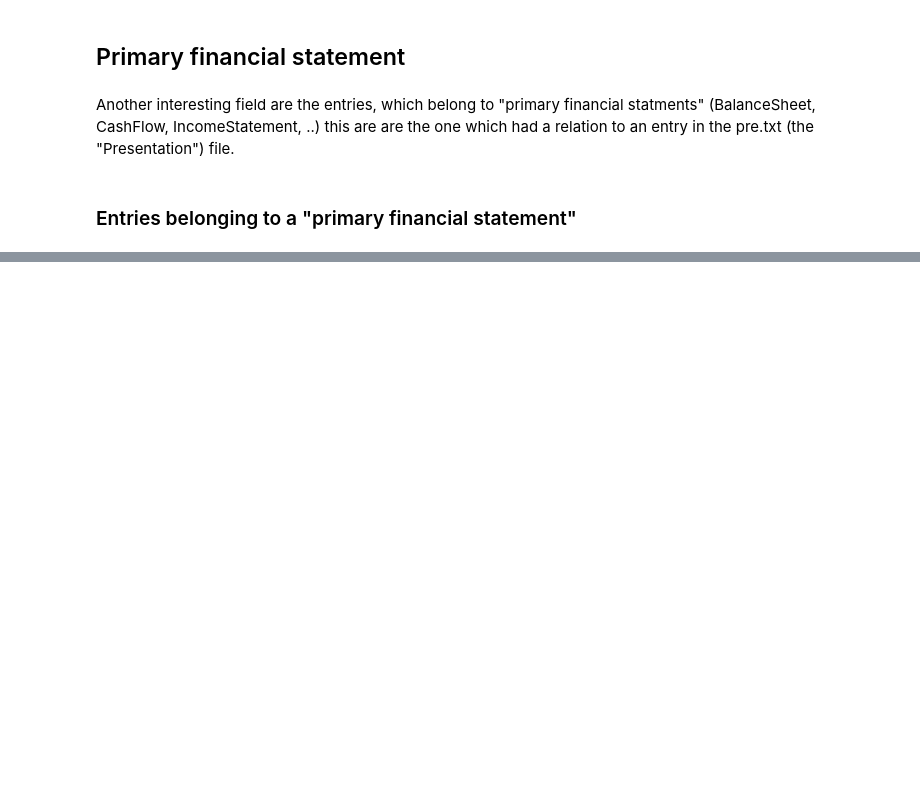
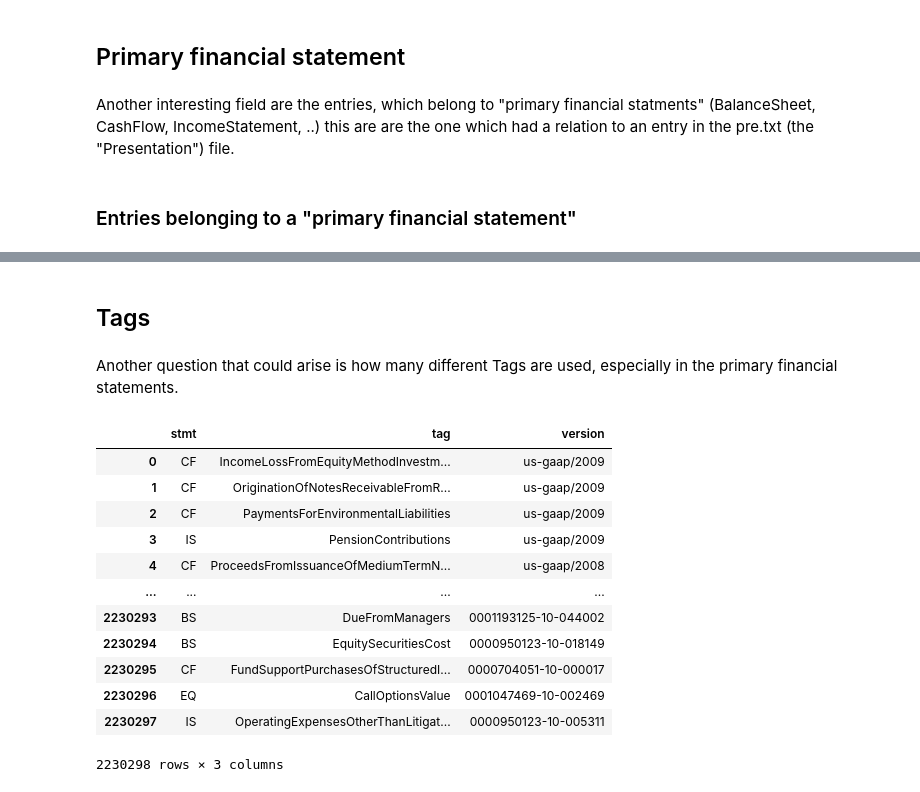
Before and after one commit to HansjoergW/bfh_cas_bgd_fs2020_sa, a Jupyter notebook: 02_01_Analysis_Whole_Data.ipynb, the cells around one changed output, grey strips where cells are left out. Cells and saved outputs as stored; diff of their text form; code cells hidden in the pictures; blank space fills up the shorter version.

```diff
--- a/02_01_Analysis_Whole_Data.ipynb
+++ b/02_01_Analysis_Whole_Data.ipynb
@@ -336,2 +332,24 @@ print(ct)
+# %% [markdown]
+## Tags
+# %% [markdown]
+Another question that could arise is how many different Tags are used, especially in the primary financial statements.
+# %%
+p_1st = df_all.select(['stmt', 'tag', 'version']).where("stmt is not null").distinct().toPandas()
+# %%
+p_1st
+# %% [output]
+|  | stmt | tag | version |
+| 0 | CF | IncomeLossFromEquityMethodInvestm... | us-gaap/2009 |
+| 1 | CF | OriginationOfNotesReceivableFromR... | us-gaap/2009 |
+| 2 | CF | PaymentsForEnvironmentalLiabilities | us-gaap/2009 |
+| 3 | IS | PensionContributions | us-gaap/2009 |
+| 4 | CF | ProceedsFromIssuanceOfMediumTermN... | us-gaap/2008 |
+| ... | ... | ... | ... |
+| 2230293 | BS | DueFromManagers | 0001193125-10-044002 |
+| 2230294 | BS | EquitySecuritiesCost | 0000950123-10-018149 |
+| 2230295 | CF | FundSupportPurchasesOfStructuredI... | 0000704051-10-000017 |
+| 2230296 | EQ | CallOptionsValue | 0001047469-10-002469 |
+| 2230297 | IS | OperatingExpensesOtherThanLitigat... | 0000950123-10-005311 |
+2230298 rows × 3 columns
 # %%
 spark.stop()
```
Also changed, not shown: parts of 9 cells of this notebook.
